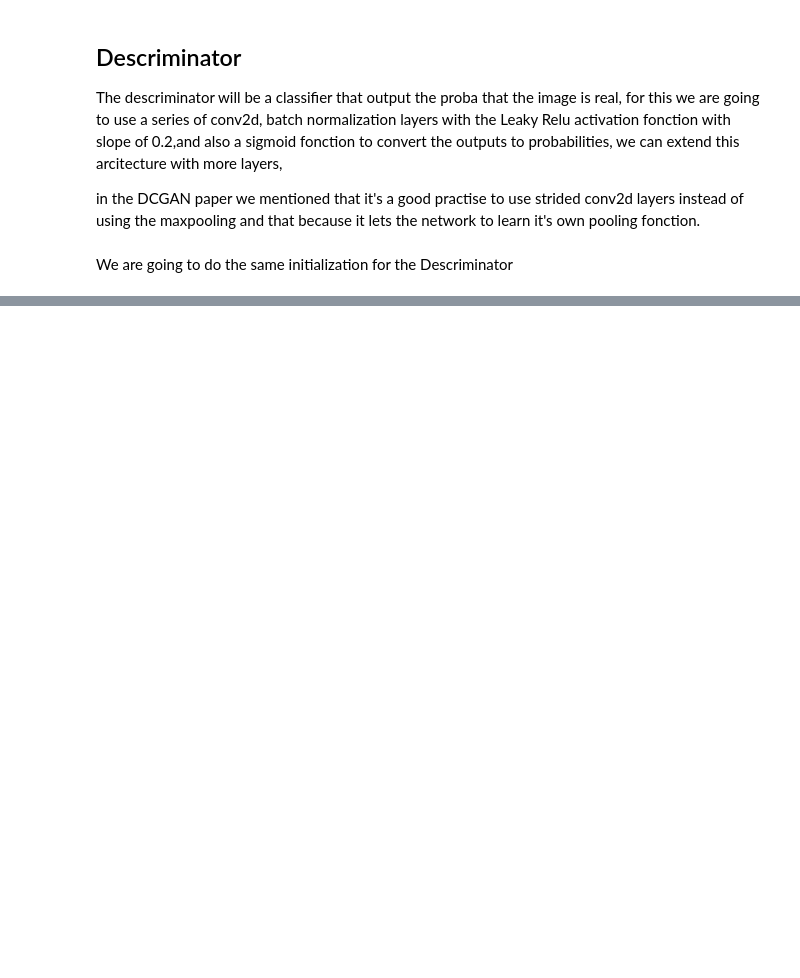
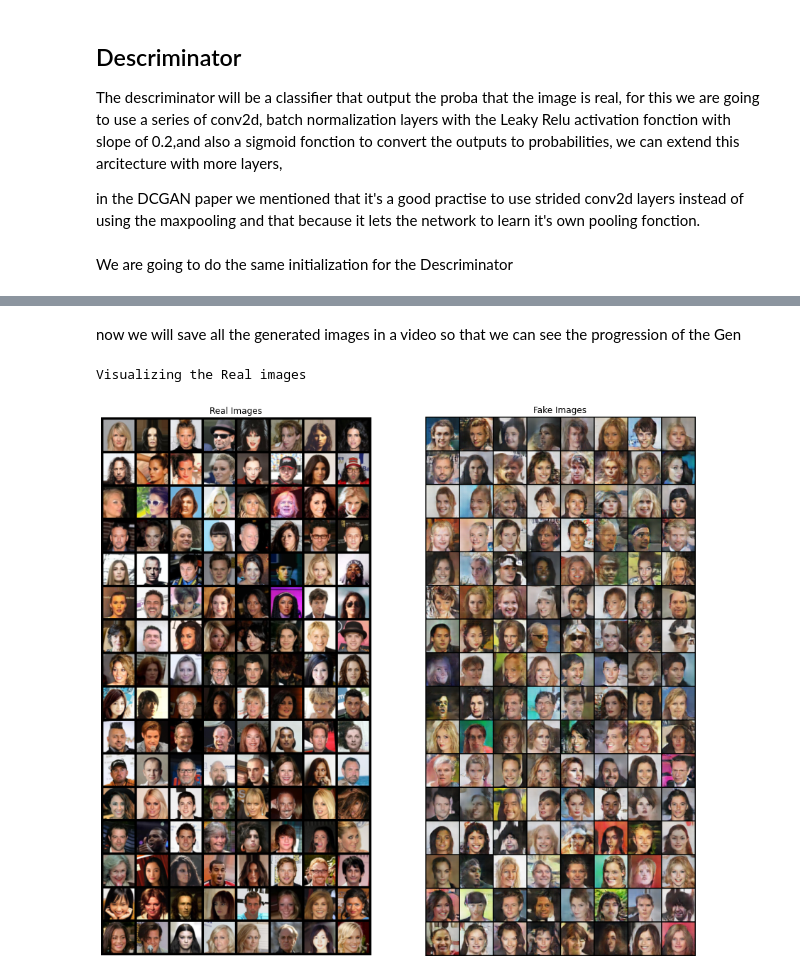
Before and after one commit to akramou01-dev/DCGAN_on_CELEBA, a Jupyter notebook: dcgan-celeba-dataset.ipynb, the cells around one changed output, grey strips where cells are left out. Saved outputs shown, nothing was run; the diff lists cells and outputs as text; code cells hidden in the pictures; blank space fills up the shorter version.

```diff
--- a/dcgan-celeba-dataset.ipynb
+++ b/dcgan-celeba-dataset.ipynb
@@ -220,0 +293,8 @@ Descriminator(
+# %%
+criterion = nn.BCELoss()
+
+# creating the latent vector that is used to keep track of the G progression
+latent_vector = torch.randn(64,nz,1,1,device=device)
+
+optim_G = th.optim.Adam(Gen.parameters(),lr=lr,betas = (beta1, 0.999))
+optim_D = th.optim.Adam(Des.parameters(),lr=lr,betas = (beta1, 0.999))
@@ -220,0 +470,23 @@ Descriminator(
+# %% [markdown]
+now we will save all the generated images in a video so that we can see the progression of the Gen
+# %%
+real_batch = None
+for images,_ in dl :
+    real_batch = images
+    break
+
+print("Visualizing the Real images")
+plt.figure(figsize = (15,15))
+plt.subplot(1,2,1)
+plt.axis("off")
+plt.title("Real Images")
+plt.imshow(np.transpose(vutils.make_grid(real_batch.to(device)[:128],padding=5,normalize=True).cpu() ,(1,2,0)))
+
+plt.subplot(1,2,2)
+plt.axis("off")
+plt.title("Fake Images")
+plt.imshow(np.transpose(fake_images[-1],(1,2,0)))
+plt.show()
+# %% [output]
+Visualizing the Real images
+[figure, added]
```
Also changed, not shown: parts of 22 cells of this notebook.
